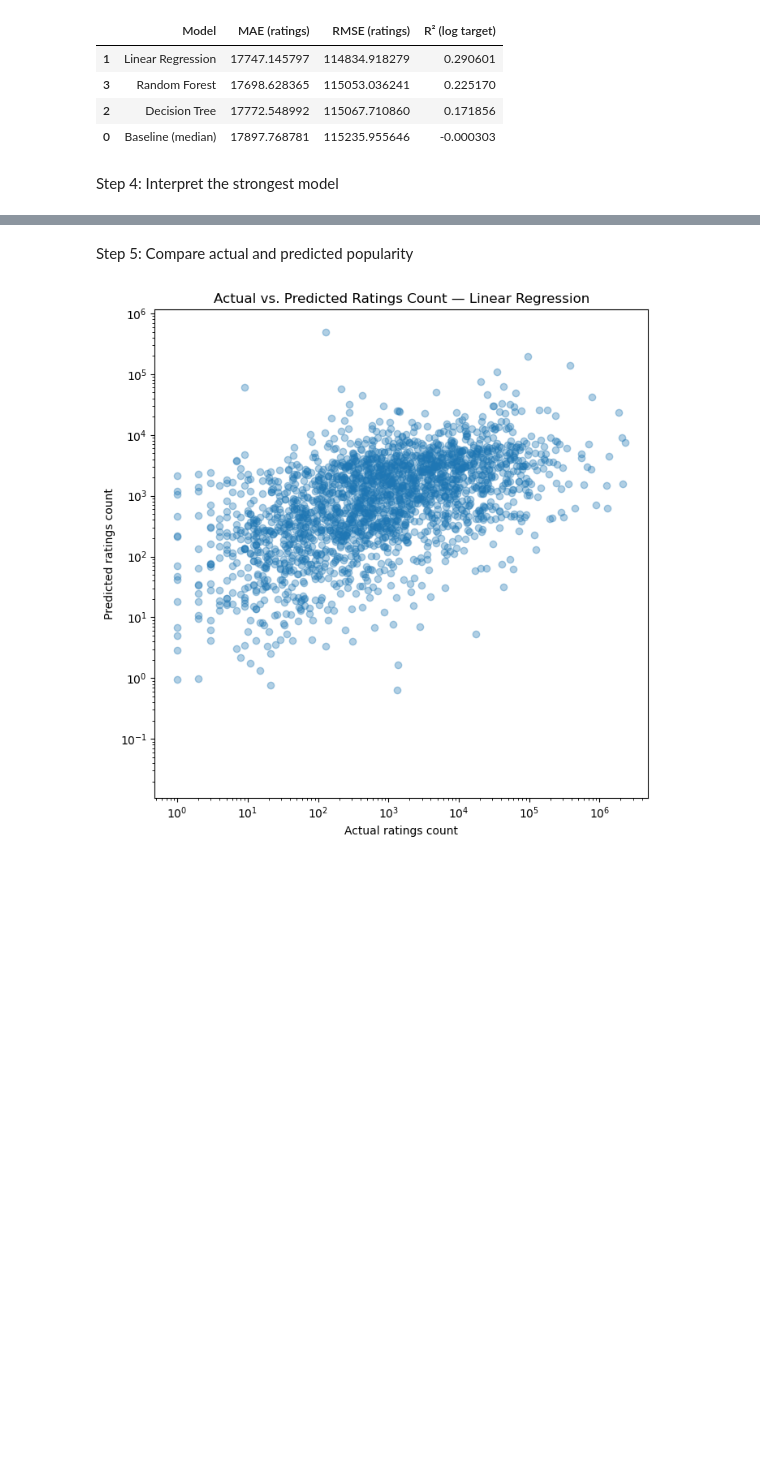
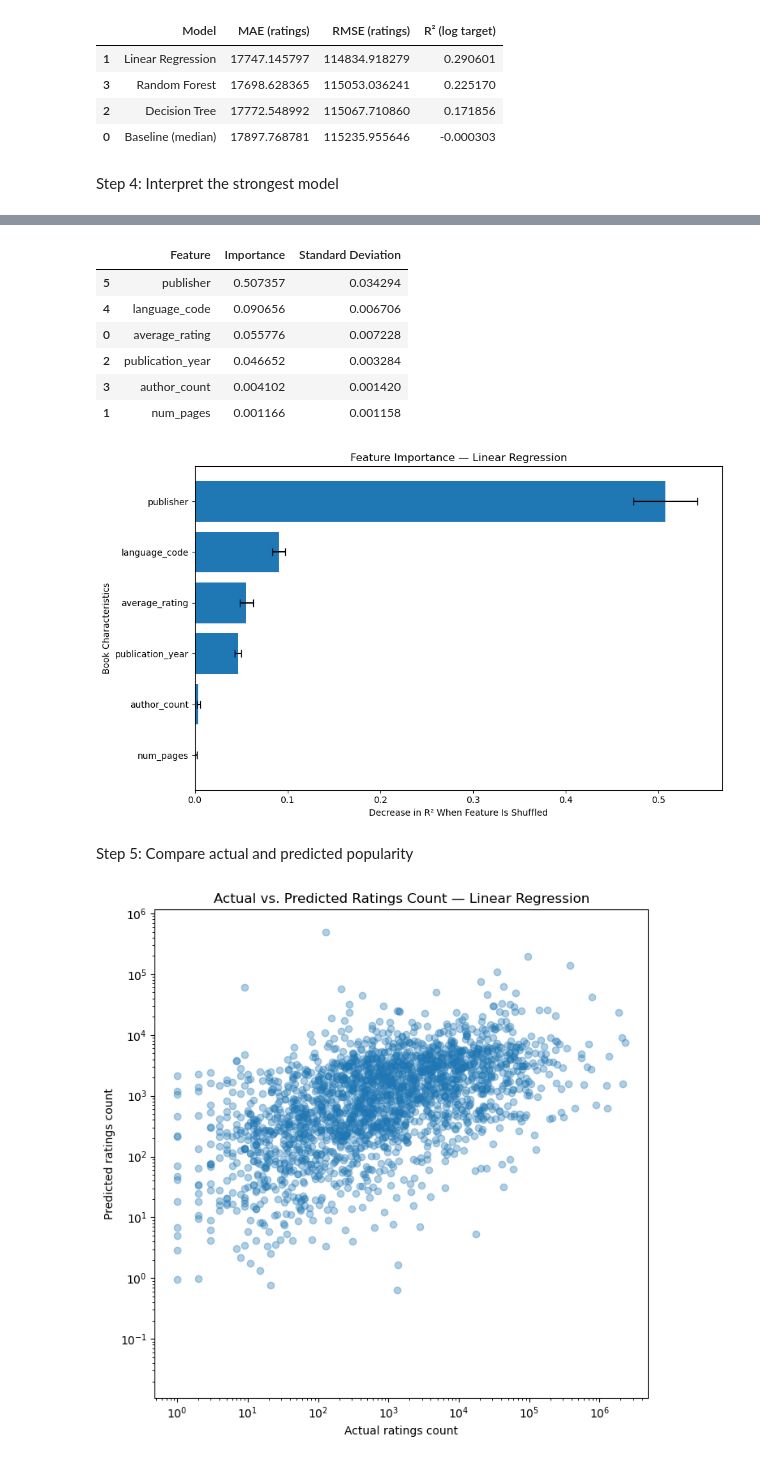
Before and after one commit to MasonC1/data-structures-final-project, a Jupyter notebook: GoodReads_dataset_test_1.ipynb, the cells around one changed output, grey strips where cells are left out. Drawn from its saved outputs; the diff is of its cells as text; code cells hidden in the pictures; blank space fills up the shorter version.

```diff
--- a/GoodReads_dataset_test_1.ipynb
+++ b/GoodReads_dataset_test_1.ipynb
@@ -368,33 +368,58 @@ display(results_df)
 # %% [markdown]
 Step 4: Interpret the strongest model
 # %%
+
+# FEATURE IMPORTANCE ANALYSIS
+
+from sklearn.inspection import permutation_importance
 import matplotlib.pyplot as plt
+import pandas as pd
 
-best_model_name = results_df.iloc[0]["Model"]
-print("Best model by test RMSE:", best_model_name)
+predictive_results = results_df[
+    results_df["Model"] != "Baseline (median)"
+]
 
-if best_model_name in ["Decision Tree", "Random Forest"]:
-    best_pipeline = fitted_models[best_model_name]
-    fitted_preprocessor = best_pipeline.named_steps["preprocessor"]
-    tree_model = best_pipeline.named_steps["model"]
-    transformed_names = fitted_preprocessor.get_feature_names_out()
+best_model_name = predictive_results.iloc[0]["Model"]
+best_pipeline = fitted_models[best_model_name]
 
-    importance_df = pd.DataFrame({
-        "Feature": transformed_names,
-        "Importance": tree_model.feature_importances_
-    }).sort_values("Importance", ascending=False).head(15)
+print("Model used for feature importance:", best_model_name)
 
-    display(importance_df)
+importance_results = permutation_importance(
+    best_pipeline,
+    X_test,
+    y_test_log,
+    n_repeats=10,
+    random_state=42,
+    scoring="r2",
+    n_jobs=-1
+)
 
-    plt.figure(figsize=(10, 6))
-    plt.barh(importance_df["Feature"][::-1], importance_df["Importance"][::-1])
-    plt.title(f"Top 15 Feature Importances — {best_model_name}")
-    plt.xlabel("Importance")
-    plt.tight_layout()
-    plt.show()
-else:
-    print(
-        "The best model is not tree-based. Inspect the Random Forest model "
-        "separately for a feature-importance view."
-    )
+importance_df = pd.DataFrame({
+    "Feature": X_test.columns,
+    "Importance": importance_results.importances_mean,
+    "Standard Deviation": importance_results.importances_std
+})
+
+importance_df = importance_df.sort_values(
+    by="Importance",
+    ascending=False
+)
+
+print("\nFeature Importance Rankings:")
+display(importance_df)
+
+plt.figure(figsize=(10, 6))
+
+plt.barh(
+    importance_df["Feature"][::-1],
+    importance_df["Importance"][::-1],
+    xerr=importance_df["Standard Deviation"][::-1],
+    capsize=4
+)
+
+plt.title(f"Feature Importance — {best_model_name}")
+plt.xlabel("Decrease in R² When Feature Is Shuffled")
+plt.ylabel("Book Characteristics")
+plt.tight_layout()
+plt.show()
 # %% [output]
@@ -403,3 +429,11 @@ The best model is not tree-based. Inspect the Random Forest model separately for
+|  | Feature | Importance | Standard Deviation |
+| 5 | publisher | 0.507357 | 0.034294 |
+| 4 | language_code | 0.090656 | 0.006706 |
+| 0 | average_rating | 0.055776 | 0.007228 |
+| 2 | publication_year | 0.046652 | 0.003284 |
+| 3 | author_count | 0.004102 | 0.001420 |
+| 1 | num_pages | 0.001166 | 0.001158 |
+[figure, added]
 # %% [markdown]
 Step 5: Compare actual and predicted popularity
 # %%
```
Also changed, not shown: parts of 2 cells of this notebook.
